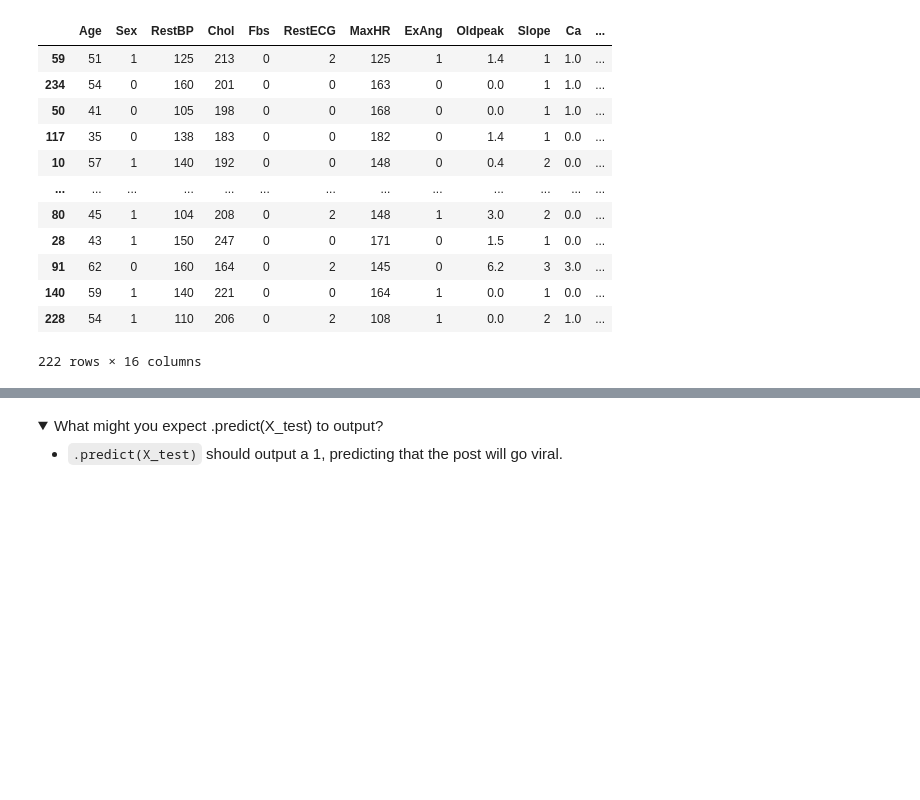
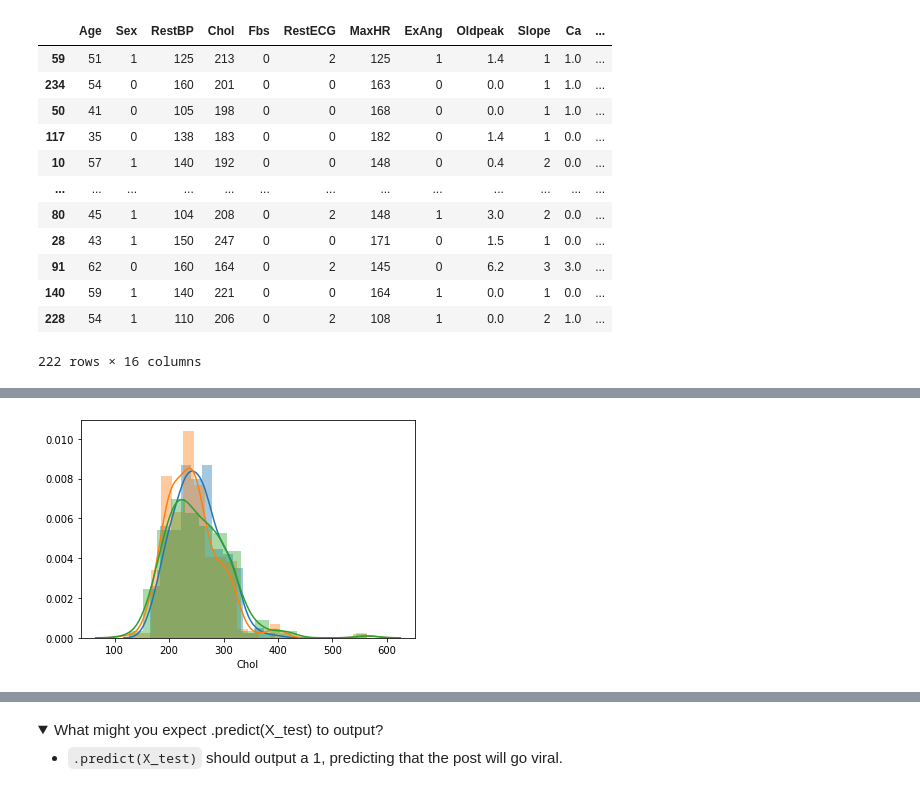
Before and after one commit to ga-curriculum/lesson-bagging, a Jupyter notebook: solution-code/solution-code.ipynb, the cells around one changed output, grey strips where cells are left out. Drawn from its saved outputs; the diff is of its cells as text; code cells hidden in the pictures; folded sections open; blank space fills up the shorter version.

```diff
--- a/solution-code/solution-code.ipynb
+++ b/solution-code/solution-code.ipynb
@@ -214,3 +174,10 @@ for B in range(5):
+# %%
+# Create bootstrapped samples
+# & plot cholesterol level for each bootstrapped sample.
+for i in range(3):
+    sns.distplot(X_train.sample(n = X_train.shape[0], replace = True)['Chol']);
+# %% [output]
+[figure, added]
 # %% [markdown]
 ## Introduction to Ensemble Methods
 We can list out the different types of models we've built thus far:
```
Also changed, not shown: parts of 20 cells of this notebook, 1 other file.
